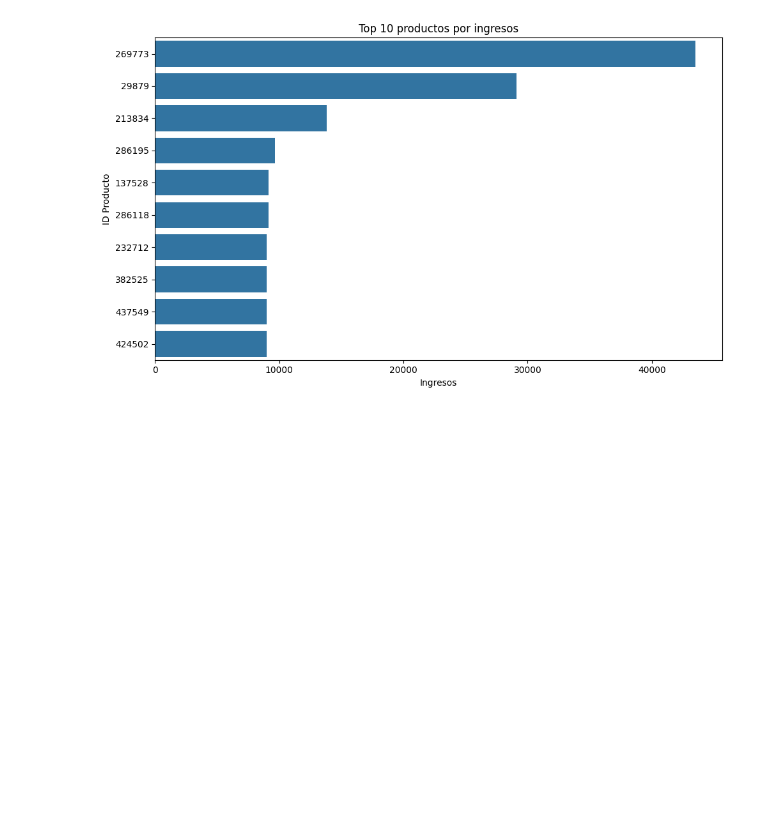
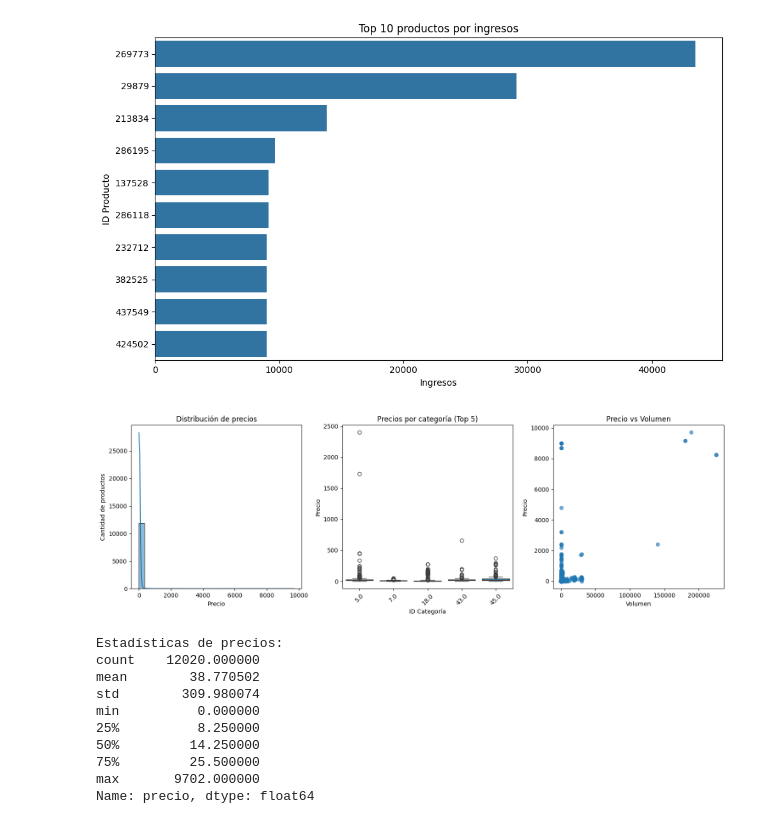
Before and after one commit to MelissaPerez09/Data-Understanding, a Jupyter notebook: src/main.ipynb, the cells around one changed output. Drawn from its saved outputs; the diff is of its cells as text; code cells hidden in the pictures; blank space fills up the shorter version.

```diff
--- a/src/main.ipynb
+++ b/src/main.ipynb
@@ -668,3 +668,49 @@ plt.show()
 # %% [output]
 [figure]
 [figure]
+# %%
+# Análisis de precios del catálogo
+plt.figure(figsize=(15, 5))
+
+# Distribución de precios
+plt.subplot(1, 3, 1)
+sns.histplot(producto['precio'].dropna(), bins=30, kde=True)
+plt.title("Distribución de precios")
+plt.xlabel("Precio")
+plt.ylabel("Cantidad de productos")
+
+# Boxplot de precios por categoría (top 5)
+plt.subplot(1, 3, 2)
+top_cats = productos_por_categoria.head(5).index
+productos_top_cats = producto[producto['categoria_id'].isin(top_cats)]
+sns.boxplot(x='categoria_id', y='precio', data=productos_top_cats)
+plt.title("Precios por categoría (Top 5)")
+plt.xlabel("ID Categoría")
+plt.ylabel("Precio")
+plt.xticks(rotation=45)
+
+# Relación precio vs volumen
+plt.subplot(1, 3, 3)
+plt.scatter(producto['volumen'], producto['precio'], alpha=0.6)
+plt.title("Precio vs Volumen")
+plt.xlabel("Volumen")
+plt.ylabel("Precio")
+
+plt.tight_layout()
+plt.show()
+
+# Estadísticas descriptivas de precios
+print("Estadísticas de precios:")
+print(producto['precio'].describe())
+# %% [output]
+[figure, added]
+Estadísticas de precios:
+count    12020.000000
+mean        38.770502
+std        309.980074
+min          0.000000
+25%          8.250000
+50%         14.250000
+75%         25.500000
+max       9702.000000
+Name: precio, dtype: float64
```
Also changed, not shown: parts of 3 cells of this notebook.
